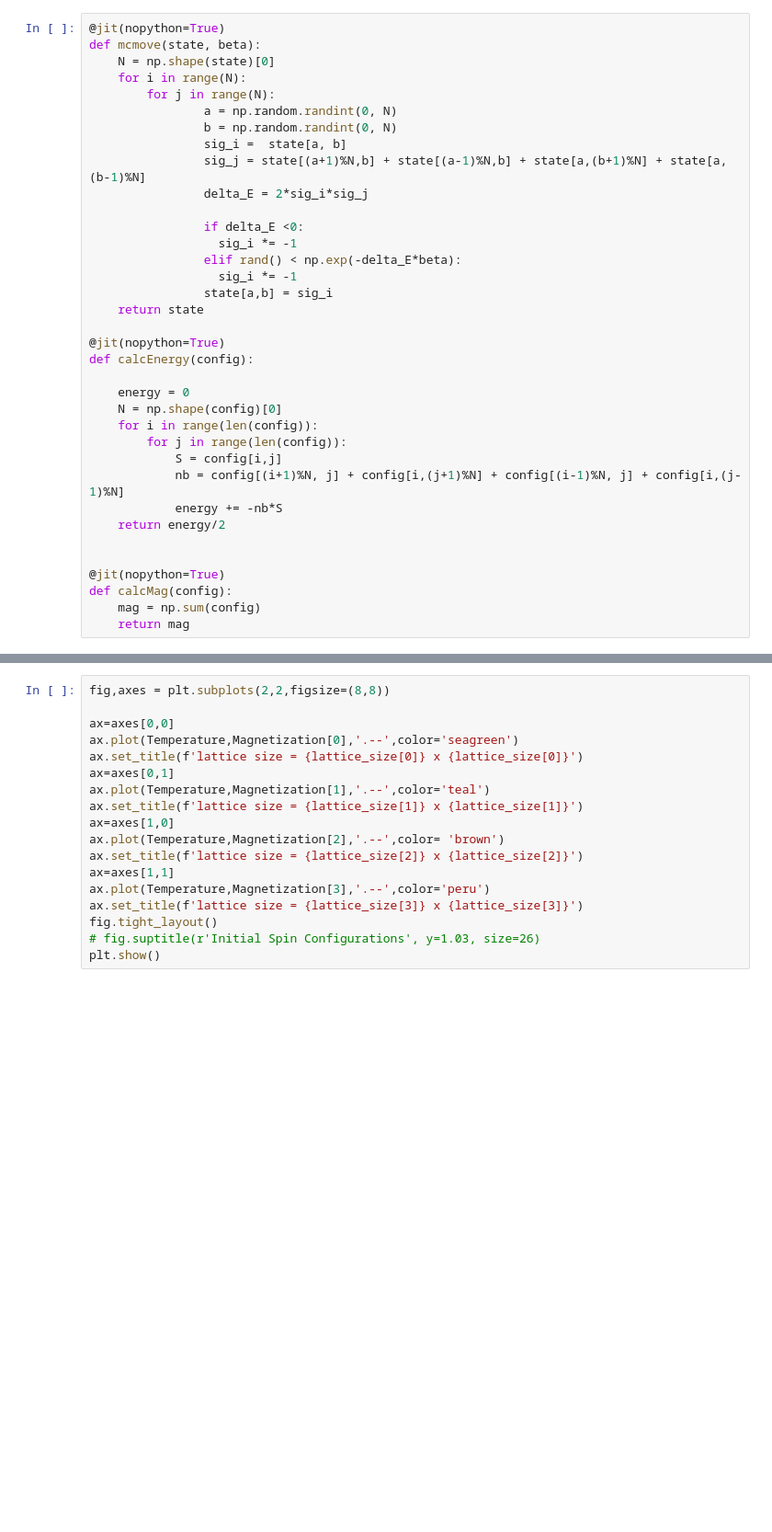
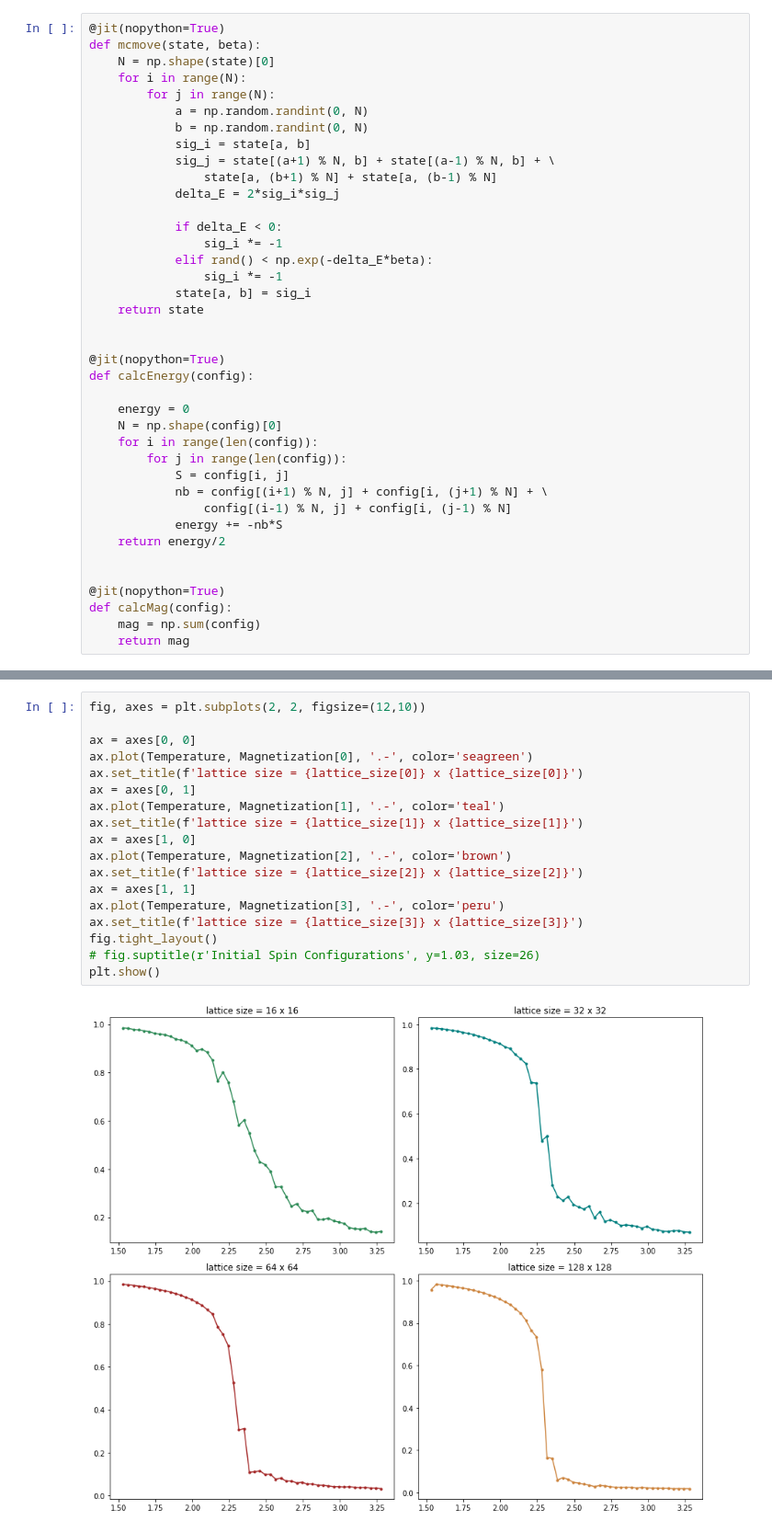
Before and after one commit to DUMUduwaka/Ising-Model, a Jupyter notebook: Ising_Model.ipynb, the cells around one changed output, grey strips where cells are left out. Shown at 92% size. Saved outputs shown, nothing was run; the diff lists cells and outputs as text; blank space fills up the shorter version.

```diff
--- a/Ising_Model.ipynb
+++ b/Ising_Model.ipynb
@@ -49,18 +56,20 @@ def mcmove(state, beta):
     N = np.shape(state)[0]
     for i in range(N):
         for j in range(N):
-                a = np.random.randint(0, N)
-                b = np.random.randint(0, N)
-                sig_i =  state[a, b]
-                sig_j = state[(a+1)%N,b] + state[(a-1)%N,b] + state[a,(b+1)%N] + state[a,(b-1)%N]
-                delta_E = 2*sig_i*sig_j
+            a = np.random.randint(0, N)
+            b = np.random.randint(0, N)
+            sig_i = state[a, b]
+            sig_j = state[(a+1) % N, b] + state[(a-1) % N, b] + \
+                state[a, (b+1) % N] + state[a, (b-1) % N]
+            delta_E = 2*sig_i*sig_j
 
-                if delta_E <0:
-                  sig_i *= -1
-                elif rand() < np.exp(-delta_E*beta):
-                  sig_i *= -1
-                state[a,b] = sig_i
+            if delta_E < 0:
+                sig_i *= -1
+            elif rand() < np.exp(-delta_E*beta):
+                sig_i *= -1
+            state[a, b] = sig_i
     return state
+
 
 @jit(nopython=True)
 def calcEnergy(config):
@@ -69,8 +78,9 @@ def calcEnergy(config):
     N = np.shape(config)[0]
     for i in range(len(config)):
         for j in range(len(config)):
-            S = config[i,j]
-            nb = config[(i+1)%N, j] + config[i,(j+1)%N] + config[(i-1)%N, j] + config[i,(j-1)%N]
+            S = config[i, j]
+            nb = config[(i+1) % N, j] + config[i, (j+1) % N] + \
+                config[(i-1) % N, j] + config[i, (j-1) % N]
             energy += -nb*S
     return energy/2
 
@@ -121,19 +135,21 @@ plt.show()
 # %%
-fig,axes = plt.subplots(2,2,figsize=(8,8))
+fig, axes = plt.subplots(2, 2, figsize=(12,10))
 
-ax=axes[0,0]
-ax.plot(Temperature,Magnetization[0],'.--',color='seagreen')
+ax = axes[0, 0]
+ax.plot(Temperature, Magnetization[0], '.-', color='seagreen')
 ax.set_title(f'lattice size = {lattice_size[0]} x {lattice_size[0]}')
-ax=axes[0,1]
-ax.plot(Temperature,Magnetization[1],'.--',color='teal')
+ax = axes[0, 1]
+ax.plot(Temperature, Magnetization[1], '.-', color='teal')
 ax.set_title(f'lattice size = {lattice_size[1]} x {lattice_size[1]}')
-ax=axes[1,0]
-ax.plot(Temperature,Magnetization[2],'.--',color= 'brown')
+ax = axes[1, 0]
+ax.plot(Temperature, Magnetization[2], '.-', color='brown')
 ax.set_title(f'lattice size = {lattice_size[2]} x {lattice_size[2]}')
-ax=axes[1,1]
-ax.plot(Temperature,Magnetization[3],'.--',color='peru')
+ax = axes[1, 1]
+ax.plot(Temperature, Magnetization[3], '.-', color='peru')
 ax.set_title(f'lattice size = {lattice_size[3]} x {lattice_size[3]}')
 fig.tight_layout()
 # fig.suptitle(r'Initial Spin Configurations', y=1.03, size=26)
 plt.show()
+# %% [output]
+[figure, added]
 # %%
```
Also changed, not shown: parts of 10 cells of this notebook.
